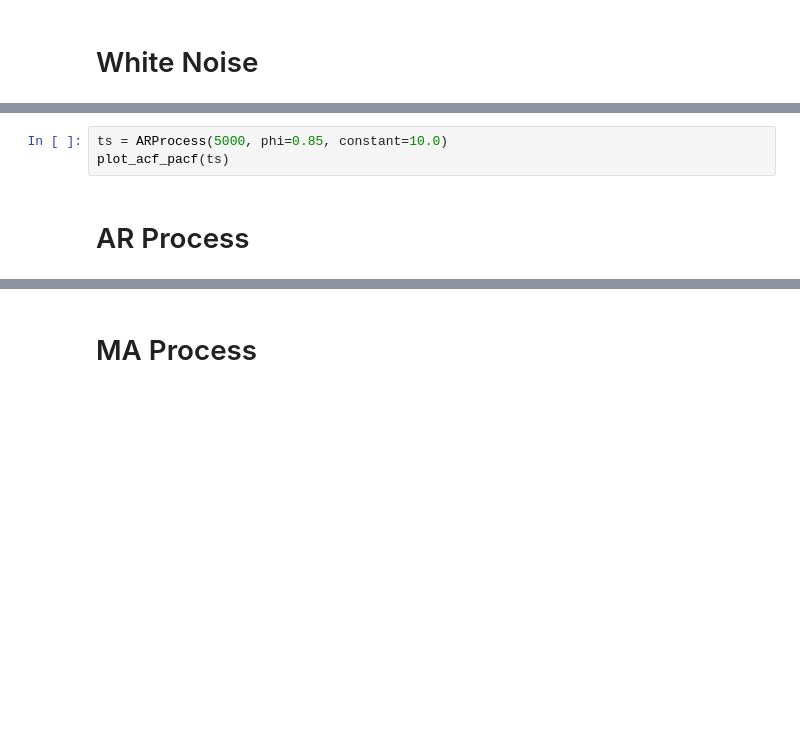
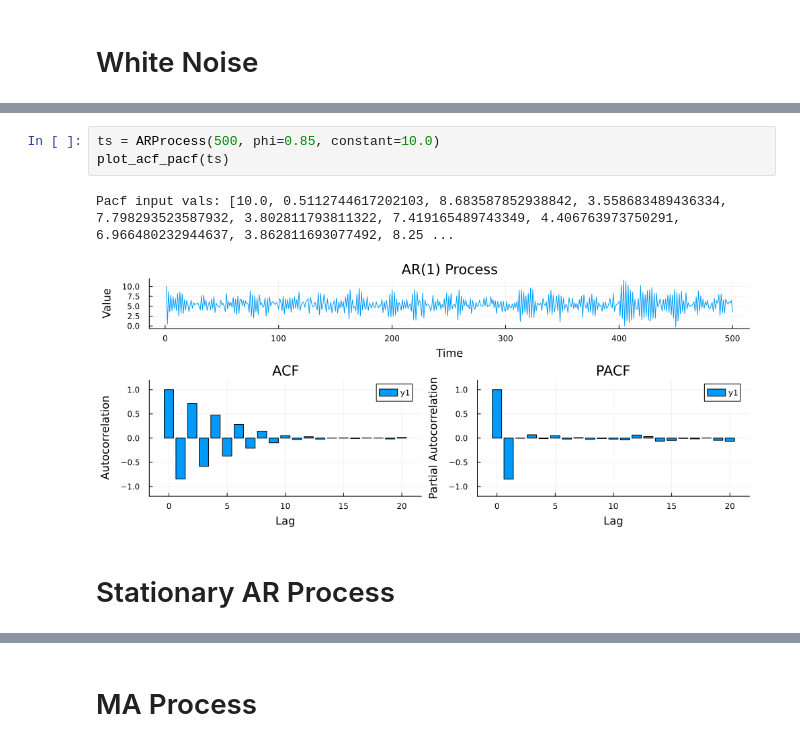
Before and after one commit to YannickGibson/TimeSeriesKit.jl, a Jupyter notebook: examples/acf_pacf.ipynb, the cells around one changed output, grey strips where cells are left out. Saved outputs shown, nothing was run; the diff lists cells and outputs as text; blank space fills up the shorter version.

```diff
--- a/examples/acf_pacf.ipynb
+++ b/examples/acf_pacf.ipynb
@@ -11,6 +13,9 @@ plot_acf_pacf(wn)
 # %%
-ts = ARProcess(5000, phi=0.85, constant=10.0)
+ts = ARProcess(500, phi=0.85, constant=10.0)
 plot_acf_pacf(ts)
+# %% [output]
+Pacf input vals: [10.0, 0.5112744617202103, 8.683587852938842, 3.558683489436334, 7.798293523587932, 3.802811793811322, 7.419165489743349, 4.406763973750291, 6.966480232944637, 3.862811693077492, 8.25 ...
+[figure, added]
 # %% [markdown]
-# AR Process
+# Stationary AR Process
 # %%
```
Also changed, not shown: parts of 7 cells of this notebook, 8 other files.
